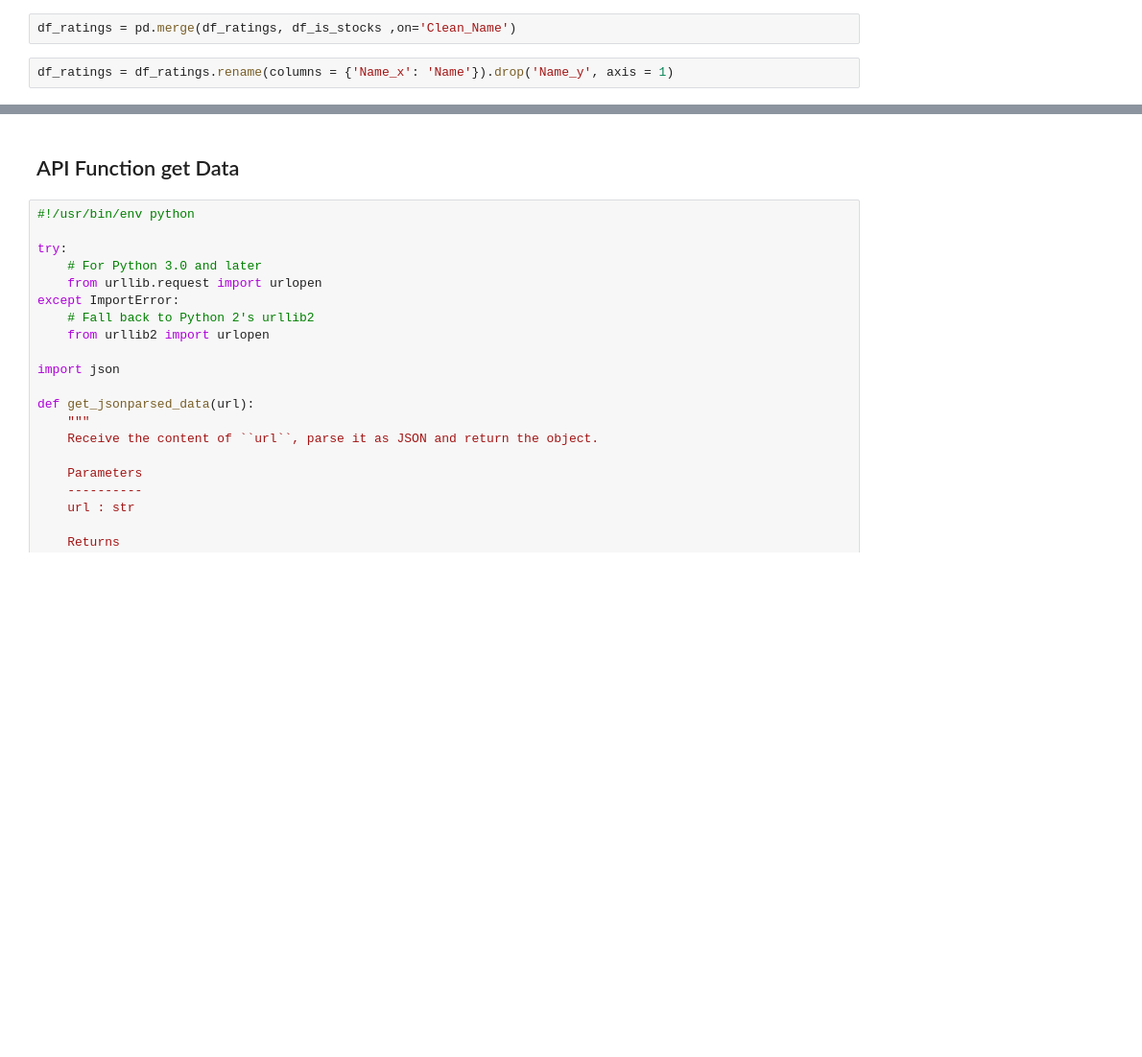
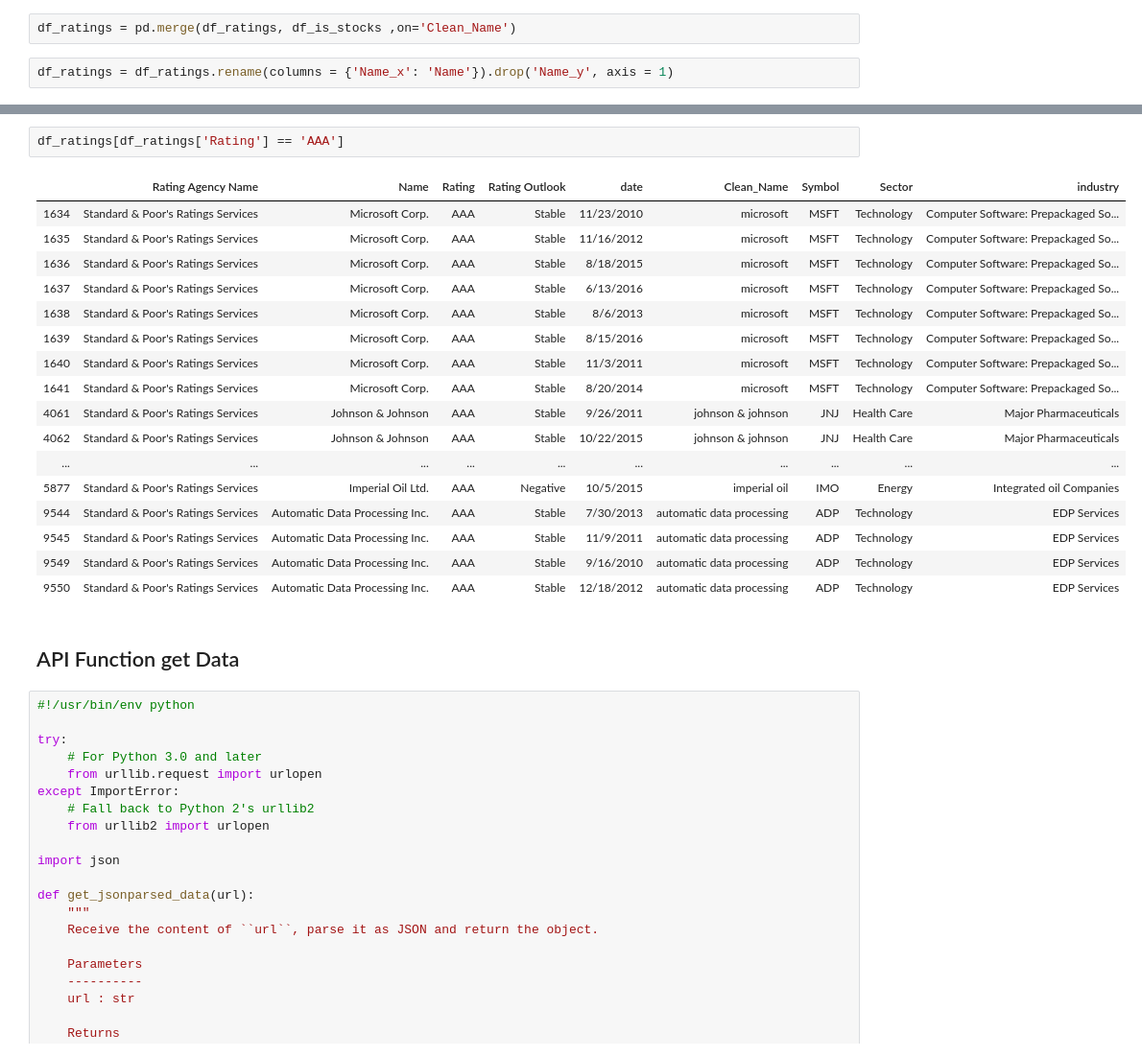
Before and after one commit to Agewerc/ML-Finance, a Jupyter notebook: create_dataset-V2.ipynb, the cells around one changed output, grey strips where cells are left out. Shown at 96% size. Drawn from its saved outputs; the diff is of its cells as text; blank space fills up the shorter version.

```diff
--- a/create_dataset-V2.ipynb
+++ b/create_dataset-V2.ipynb
@@ -63,3 +120,23 @@ df_ratings.groupby('Rating').count()
+# %%
+df_ratings[df_ratings['Rating'] == 'AAA']
+# %% [output]
+|  | Rating Agency Name | Name | Rating | Rating Outlook | date | Clean_Name | Symbol | Sector | industry |
+| 1634 | Standard & Poor's Ratings Services | Microsoft Corp. | AAA | Stable | 11/23/2010 | microsoft | MSFT | Technology | Computer Software: Prepackaged So... |
+| 1635 | Standard & Poor's Ratings Services | Microsoft Corp. | AAA | Stable | 11/16/2012 | microsoft | MSFT | Technology | Computer Software: Prepackaged So... |
+| 1636 | Standard & Poor's Ratings Services | Microsoft Corp. | AAA | Stable | 8/18/2015 | microsoft | MSFT | Technology | Computer Software: Prepackaged So... |
+| 1637 | Standard & Poor's Ratings Services | Microsoft Corp. | AAA | Stable | 6/13/2016 | microsoft | MSFT | Technology | Computer Software: Prepackaged So... |
+| 1638 | Standard & Poor's Ratings Services | Microsoft Corp. | AAA | Stable | 8/6/2013 | microsoft | MSFT | Technology | Computer Software: Prepackaged So... |
+| 1639 | Standard & Poor's Ratings Services | Microsoft Corp. | AAA | Stable | 8/15/2016 | microsoft | MSFT | Technology | Computer Software: Prepackaged So... |
+| 1640 | Standard & Poor's Ratings Services | Microsoft Corp. | AAA | Stable | 11/3/2011 | microsoft | MSFT | Technology | Computer Software: Prepackaged So... |
+| 1641 | Standard & Poor's Ratings Services | Microsoft Corp. | AAA | Stable | 8/20/2014 | microsoft | MSFT | Technology | Computer Software: Prepackaged So... |
+| 4061 | Standard & Poor's Ratings Services | Johnson & Johnson | AAA | Stable | 9/26/2011 | johnson & johnson | JNJ | Health Care | Major Pharmaceuticals |
+| 4062 | Standard & Poor's Ratings Services | Johnson & Johnson | AAA | Stable | 10/22/2015 | johnson & johnson | JNJ | Health Care | Major Pharmaceuticals |
+| ... | ... | ... | ... | ... | ... | ... | ... | ... | ... |
+| 5877 | Standard & Poor's Ratings Services | Imperial Oil Ltd. | AAA | Negative | 10/5/2015 | imperial oil | IMO | Energy | Integrated oil Companies |
+| 9544 | Standard & Poor's Ratings Services | Automatic Data Processing Inc. | AAA | Stable | 7/30/2013 | automatic data processing | ADP | Technology | EDP Services |
+| 9545 | Standard & Poor's Ratings Services | Automatic Data Processing Inc. | AAA | Stable | 11/9/2011 | automatic data processing | ADP | Technology | EDP Services |
+| 9549 | Standard & Poor's Ratings Services | Automatic Data Processing Inc. | AAA | Stable | 9/16/2010 | automatic data processing | ADP | Technology | EDP Services |
+| 9550 | Standard & Poor's Ratings Services | Automatic Data Processing Inc. | AAA | Stable | 12/18/2012 | automatic data processing | ADP | Technology | EDP Services |
 # %% [markdown]
 ## API Function get Data
 # %%
```
Also changed, not shown: parts of 7 cells of this notebook.
